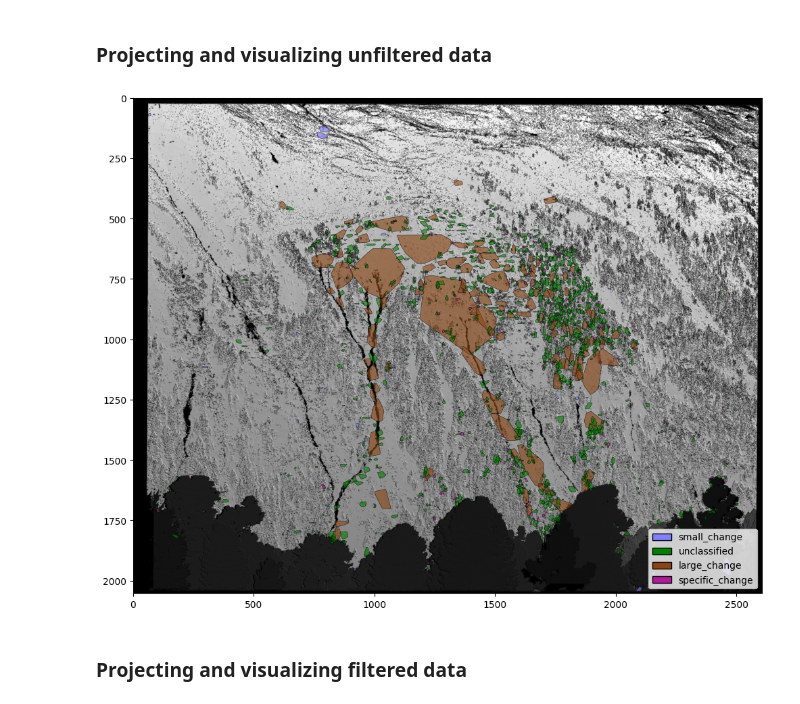
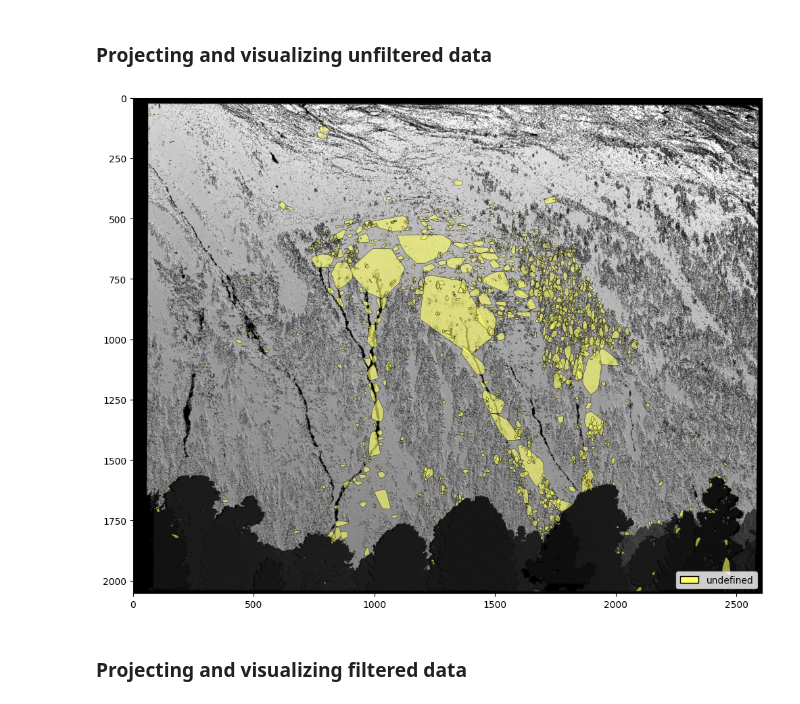
Before and after one commit to 3dgeo-heidelberg/AImon, a Jupyter notebook: docs/filtering_of_change_events_rule_based.ipynb, the cells around one changed output. Drawn from its saved outputs; the diff is of its cells as text; code cells hidden in the pictures.

```diff
--- a/docs/filtering_of_change_events_rule_based.ipynb
+++ b/docs/filtering_of_change_events_rule_based.ipynb
@@ -131,12 +131,12 @@ change_prj = ProjectChange(
 
 change_prj.project_change()
 # %%
-vector = "../test_data/out/change_events_labelled_rule_based_change_events_pixel.geojson"
+vector = "../test_data/out/change_events_unlabelled_change_events_pixel.geojson"
 raster = "../test_data/RangeImage.tif"
 
-utilities.plot_change_events(vector, raster, 'event_type', ['#8080FF', 'green', '#8B4513', '#B5179E'])
+utilities.plot_change_events(vector, raster, 'event_type')
 # %% [output]
-[figure, old version]
+[figure, new version]
 # %% [markdown]
 ### Projecting and visualizing **filtered** data
 # %%
```
Also changed, not shown: parts of 1 cell of this notebook, 6 other files.
